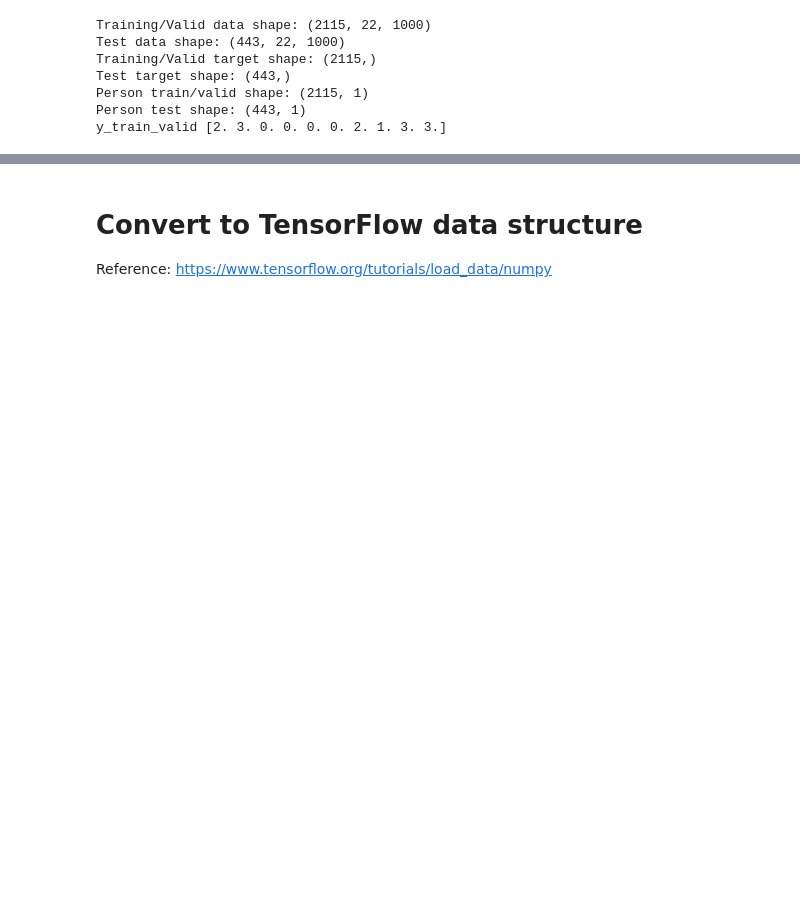
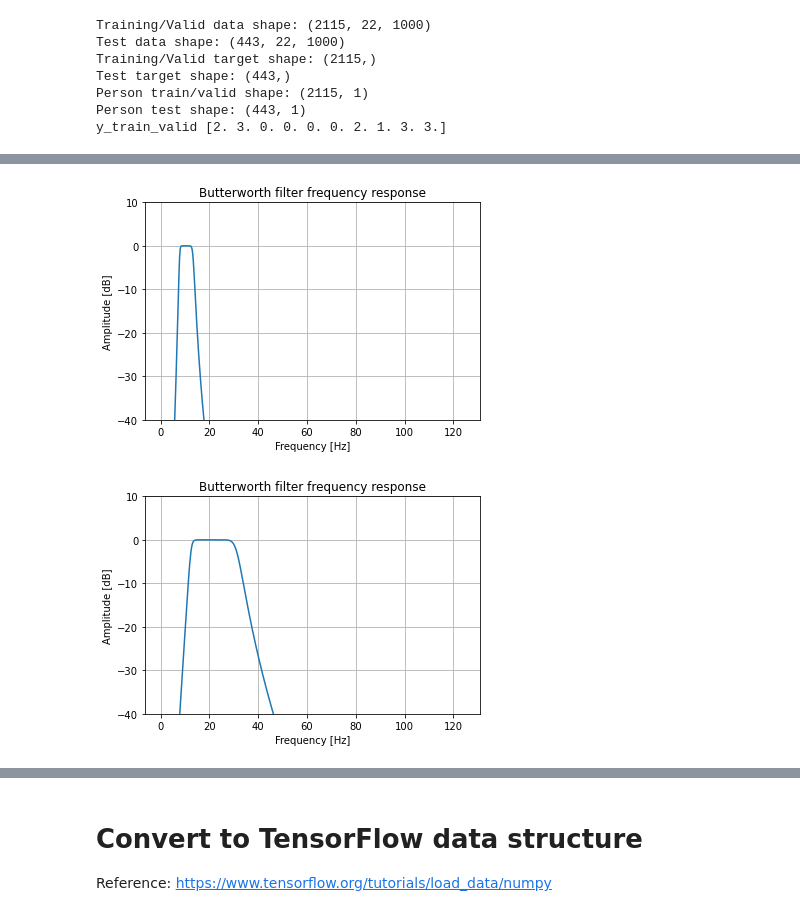
Before and after one commit to cmunozcortes/c247-final-project, a Jupyter notebook: src/CNN_Tweaked_Mark.ipynb, the cells around one changed output, grey strips where cells are left out. Drawn from its saved outputs; the diff is of its cells as text; code cells hidden in the pictures; blank space fills up the shorter version.

```diff
--- a/src/CNN_Tweaked_Mark.ipynb
+++ b/src/CNN_Tweaked_Mark.ipynb
@@ -72,0 +58,26 @@ X_train_valid_aug += noise
+# %%
+n, wn = signal.buttord(wp=[8, 13], ws=[6, 18], fs=250, gpass=1, gstop=36)
+sos1 = signal.butter(n, wn, btype='bandpass', fs=250, output='sos')
+w, h = signal.sosfreqz(sos1, fs=250)
+# Stolen from scipy docs thanks guys
+plt.plot(w, 20 * np.log10(abs(h) + 1e-15))
+plt.title('Butterworth filter frequency response')
+plt.xlabel('Frequency [Hz]')
+plt.ylabel('Amplitude [dB]')
+plt.ylim(-40, 10)
+plt.grid(which='both', axis='both')
+plt.show()
+
+n, wn = signal.buttord(wp=[13, 30], ws=[8, 48], fs=250, gpass=1, gstop=36)
+sos2 = signal.butter(n, wn, btype='bandpass', fs=250, output='sos')
+w, h = signal.sosfreqz(sos2, fs=250)
+plt.plot(w, 20 * np.log10(abs(h) + 1e-15))
+plt.title('Butterworth filter frequency response')
+plt.xlabel('Frequency [Hz]')
+plt.ylabel('Amplitude [dB]')
+plt.ylim(-40, 10)
+plt.grid(which='both', axis='both')
+plt.show()
+# %% [output]
+[figure, added]
+[figure, added]
```
Also changed, not shown: parts of 9 cells of this notebook.
